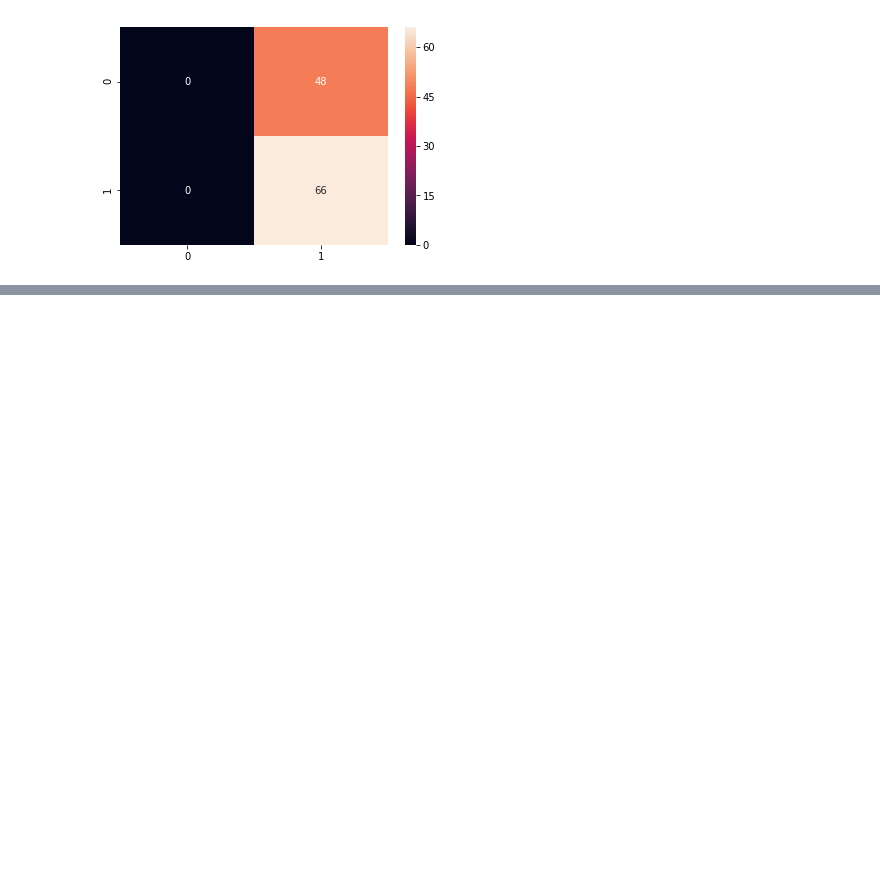
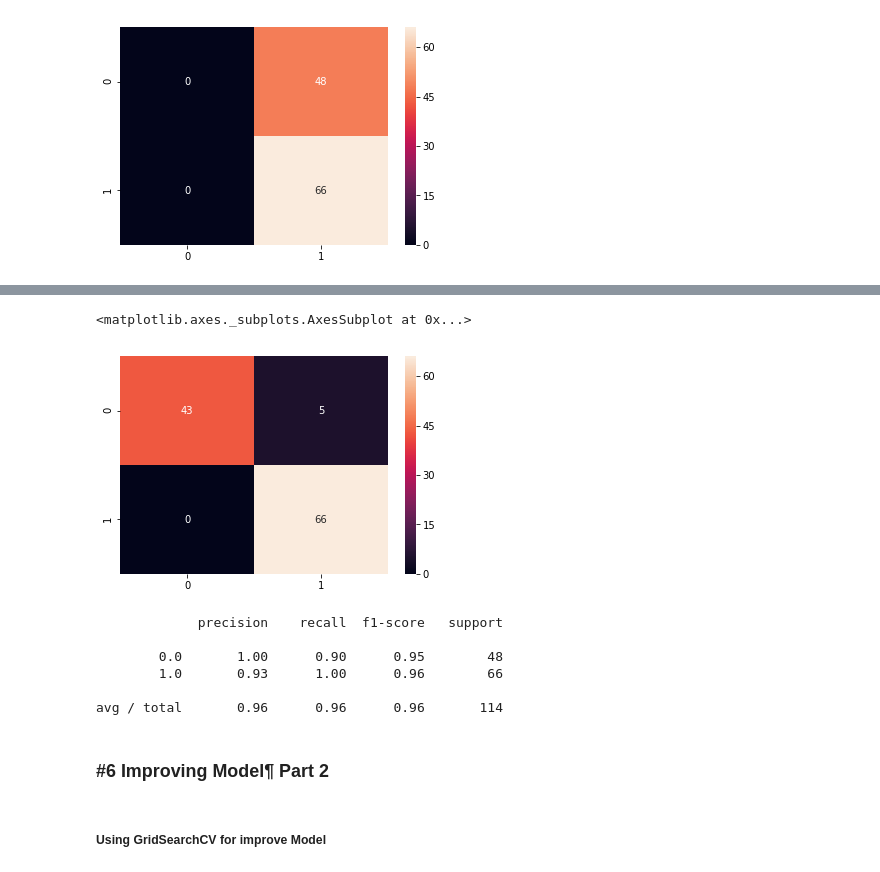
Before and after one commit to joaopaulolndev/breastcancer, a Jupyter notebook: BreastCancerClassification.ipynb, the cells around one changed output, grey strips where cells are left out. Drawn from its saved outputs; the diff is of its cells as text; code cells hidden in the pictures; blank space fills up the shorter version.

```diff
--- a/BreastCancerClassification.ipynb
+++ b/BreastCancerClassification.ipynb
@@ -215,0 +233,4 @@ sns.heatmap(cm, annot=True)
+# %%
+min_test = X_test.min()
+range_test = (X_test - min_test).max()
+X_test_scaled = (X_test - min_test)/range_test
@@ -215,0 +244,21 @@ sns.heatmap(cm, annot=True)
+# %%
+y_predict = svc_model.predict(X_test_scaled)
+# %%
+cm = confusion_matrix(y_test, y_predict)
+sns.heatmap(cm, annot=True)
+# %% [output]
+<matplotlib.axes._subplots.AxesSubplot at 0x...>
+[figure, added]
+# %%
+print(classification_report(y_test, y_predict))
+# %% [output]
+             precision    recall  f1-score   support
+
+        0.0       1.00      0.90      0.95        48
+        1.0       0.93      1.00      0.96        66
+
+avg / total       0.96      0.96      0.96       114
+# %% [markdown]
+### #6 Improving Model¶ Part 2
+# %% [markdown]
+##### Using GridSearchCV for improve Model
```
Also changed, not shown: parts of 16 cells of this notebook.
